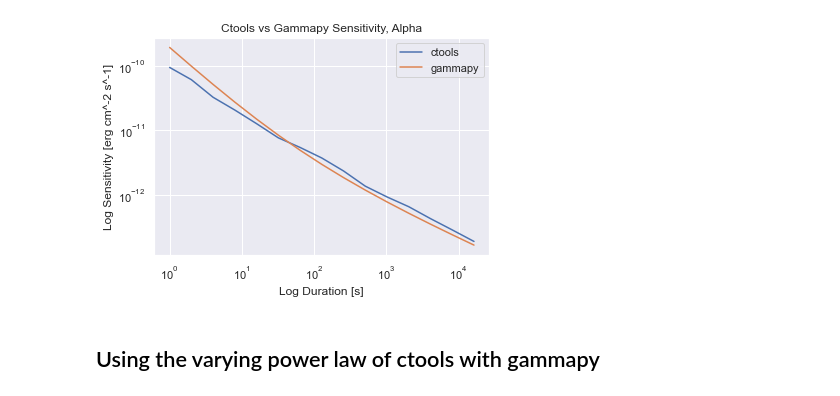
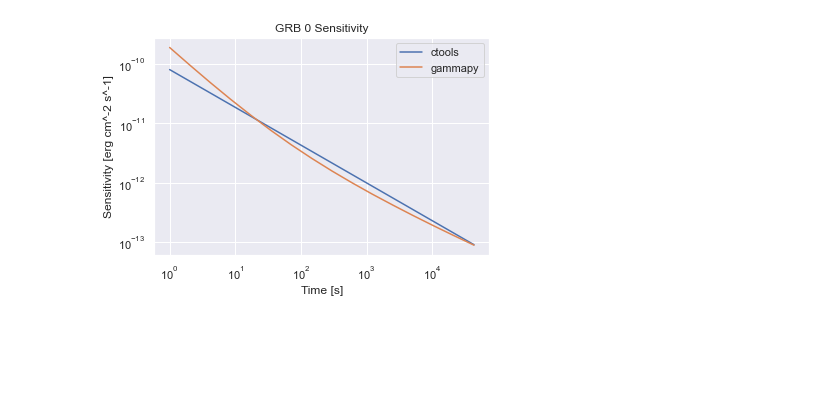
Before and after one commit to astrojarred/gravitational_wave_toy, a Jupyter notebook: notebooks/gammapy/grbsens-comparison.ipynb, the cells around one changed output. Saved outputs shown, nothing was run; the diff lists cells and outputs as text; code cells hidden in the pictures; blank space fills up the shorter version.

```diff
--- a/notebooks/gammapy/grbsens-comparison.ipynb
+++ b/notebooks/gammapy/grbsens-comparison.ipynb
@@ -101,12 +162,11 @@ for duration in tqdm(
 # %%
-plt.loglog(ctools_curve["duration"], ctools_curve["sensitivity"], label="ctools")
-plt.loglog(tables.keys(), gammapy_res.values(), label="gammapy")
+times = gammapy_sens.times
+plt.loglog(times, [ctools_sens.get(t, mode="sensitivity").value for t in times], label="ctools")
+plt.loglog(times, [gammapy_sens.get(t).value for t in times], label="gammapy")
+plt.title(f"GRB {grb_id} Sensitivity")
+plt.xlabel("Time [s]")
+plt.ylabel("Sensitivity [erg cm^-2 s^-1]")
 plt.legend()
-plt.xlabel("Log Duration [s]")
-plt.ylabel("Log Sensitivity [erg cm^-2 s^-1]")
-plt.title("Ctools vs Gammapy Sensitivity, Alpha")
 plt.show()
 # %% [output]
-[figure, old version]
+[figure, new version]
-# %% [markdown]
-## Using the varying power law of ctools with gammapy
```
Also changed, not shown: parts of 26 cells of this notebook.
